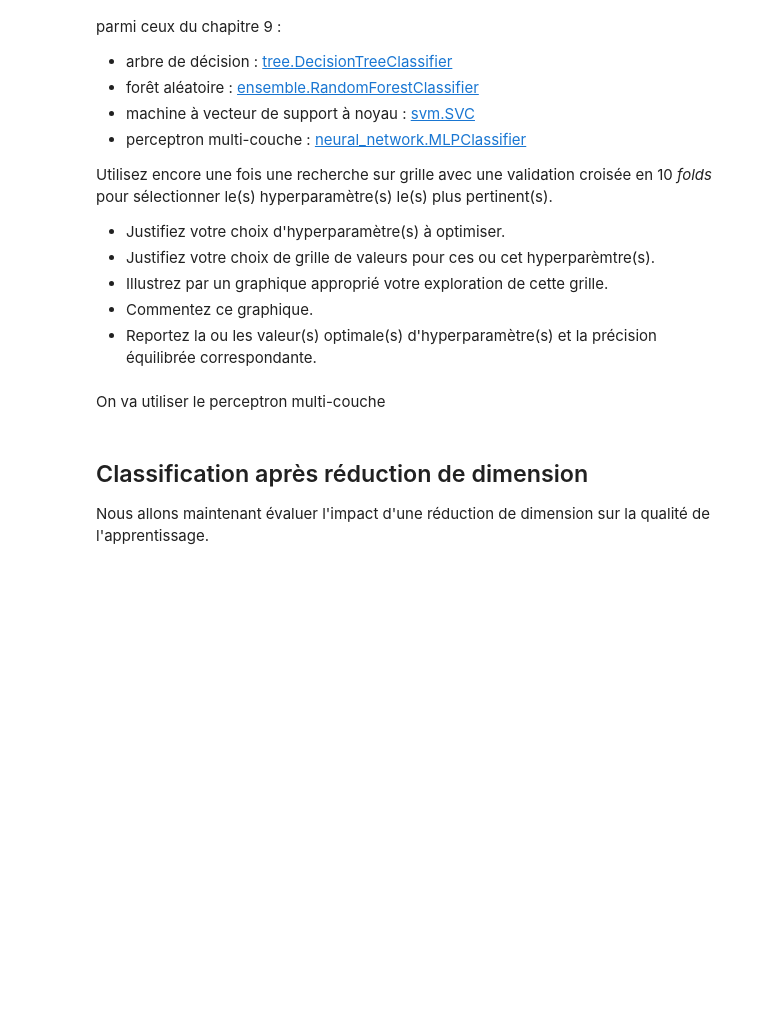
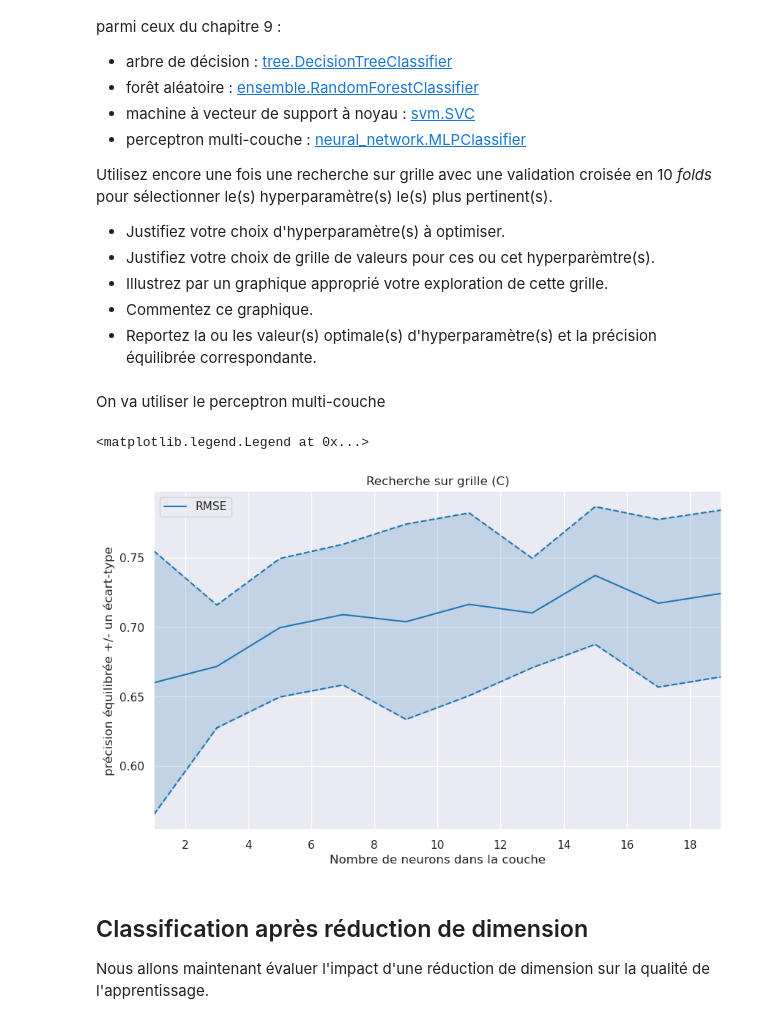
Before and after one commit to Kataevskii/projet-data, a Jupyter notebook: Projet.ipynb, the cells around one changed output. Drawn from its saved outputs; the diff is of its cells as text; code cells hidden in the pictures; blank space fills up the shorter version.

```diff
--- a/Projet.ipynb
+++ b/Projet.ipynb
@@ -437,7 +469,7 @@ layers = np.arange(1, 21, 2)
 
 
 # Définir le modèle à évaluer
-model = neural_network.MLPClassifier(max_iter=10000)
+model = ensem(max_iter=10000)
 
 # Instantier la recherche sur grille
 grid = model_selection.GridSearchCV(model, {'hidden_layer_sizes': layers},
@@ -446,33 +478,36 @@ grid = model_selection.GridSearchCV(model, {'hidden_layer_sizes': layers},
                                    )
 
 # Utiliser la recherche sur grille
 grid.fit(X_train_scaled, y_train_risk_vs_norisk)
 
 plt.figure(figsize=(10, 6))
 
 precision = grid.cv_results_['mean_test_score']
 std_error = grid.cv_results_['std_test_score']
 
 # afficher les RMSE :
 plt.plot(grid.cv_results_['param_hidden_layer_sizes'], precision,
              label="RMSE", color='tab:blue')
 plt.plot(grid.cv_results_['param_hidden_layer_sizes'], precision + std_error,
              color='tab:blue', linestyle='dashed')
 plt.plot(grid.cv_results_['param_hidden_layer_sizes'], precision - std_error,
              color='tab:blue', linestyle='dashed')
 
 # colorer l'espace entre les courbes représentant les écarts-types
 plt.fill_between(layers, (precision + std_error), (precision - std_error),
                  color='tab:blue',
                  alpha=0.2, # contrôle la transparence
                 )
 
 # Mise en forme
 plt.xlabel("Nombre de neurons dans la couche")
 plt.ylabel("précision équilibrée +/- un écart-type")
 plt.xlim([layers[0], layers[-1]])
 plt.title("Recherche sur grille (C)")
 plt.legend(loc='best')
+# %% [output]
+<matplotlib.legend.Legend at 0x...>
+[figure, added]
 # %% [markdown]
 ## Classification après réduction de dimension
 
```
Also changed, not shown: parts of 18 cells of this notebook.
